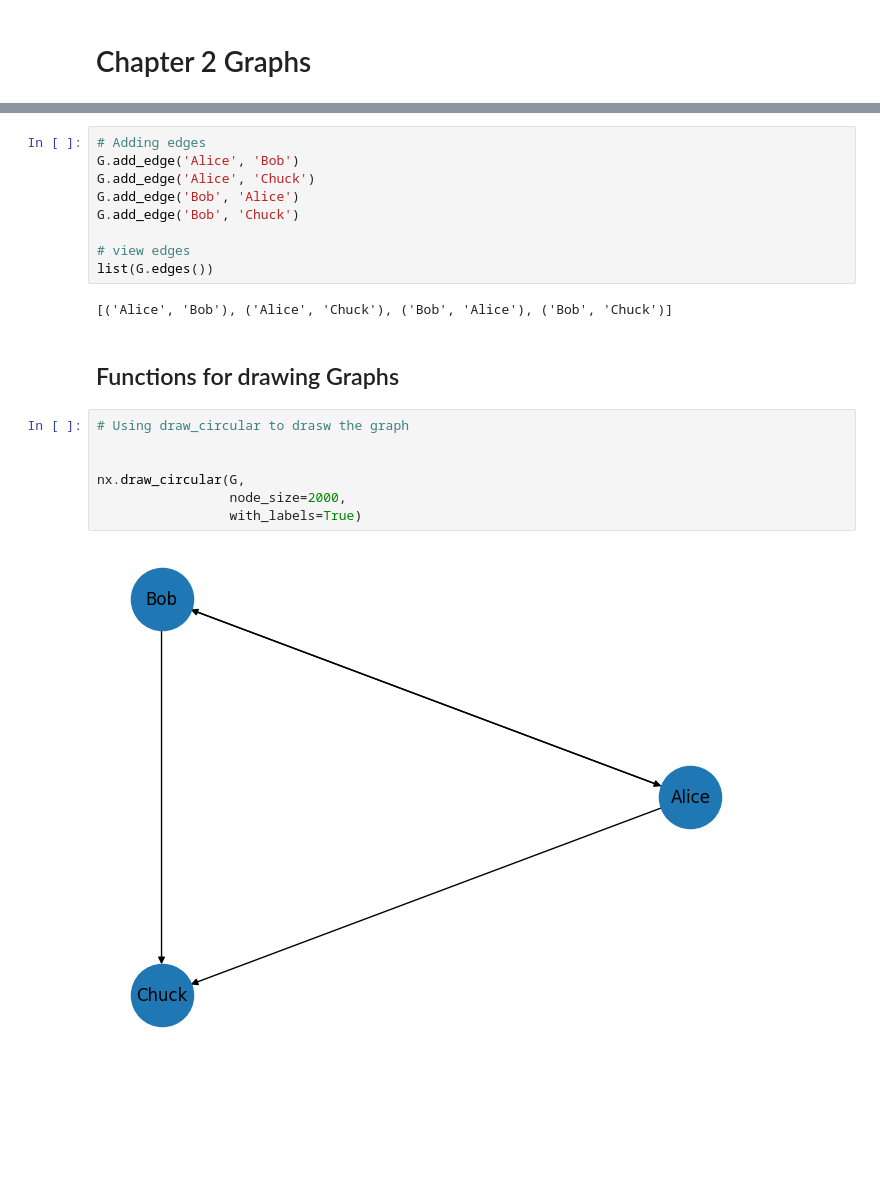
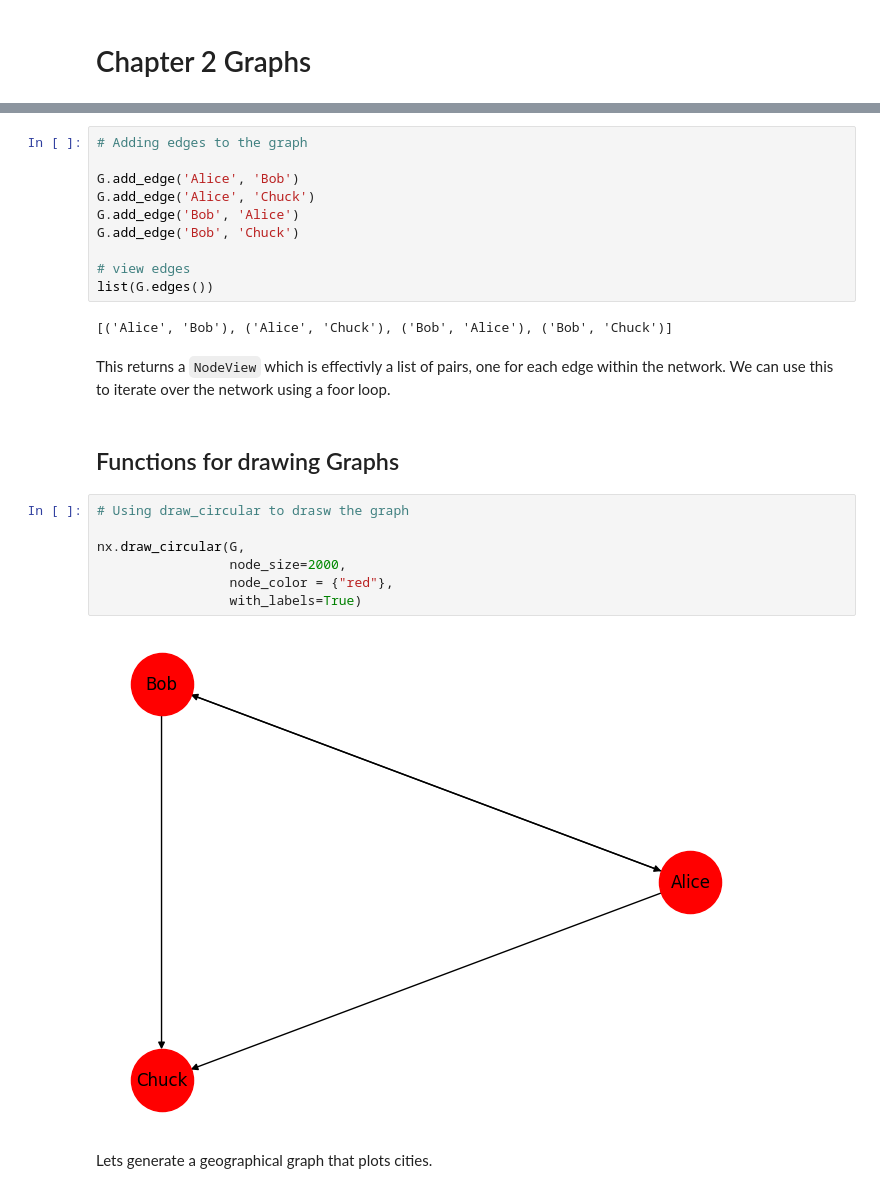
Before and after one commit to FelixMEnterkin/Python-Networks-Repo, a Jupyter notebook: Graphs.ipynb, the cells around one changed output, grey strips where cells are left out. Saved outputs shown, nothing was run; the diff lists cells and outputs as text; blank space fills up the shorter version.

```diff
--- a/Graphs.ipynb
+++ b/Graphs.ipynb
@@ -17,7 +18,8 @@ list(G.nodes())
 # %% [output]
 ['Alice', 'Bob', 'Chuck']
 # %%
-# Adding edges
+# Adding edges to the graph
+
 G.add_edge('Alice', 'Bob')
 G.add_edge('Alice', 'Chuck')
 G.add_edge('Bob', 'Alice')
@@ -27,15 +29,19 @@ G.add_edge('Bob', 'Chuck')
 list(G.edges())
 # %% [output]
 [('Alice', 'Bob'), ('Alice', 'Chuck'), ('Bob', 'Alice'), ('Bob', 'Chuck')]
+# %% [markdown]
+This returns a `NodeView` which is effectivly a list of pairs, one for each edge within the network. We can use this to iterate over the network using a foor loop.
 # %% [markdown]
 ## Functions for drawing Graphs
 # %%
 # Using draw_circular to drasw the graph
 
-
 nx.draw_circular(G,
                  node_size=2000,
+                 node_color = {"red"},
                  with_labels=True)
 # %% [output]
-[figure, old version]
+[figure, new version]
+# %% [markdown]
+Lets generate a geographical graph that plots cities.
 # %%
```
Also changed, not shown: parts of 19 cells of this notebook.
